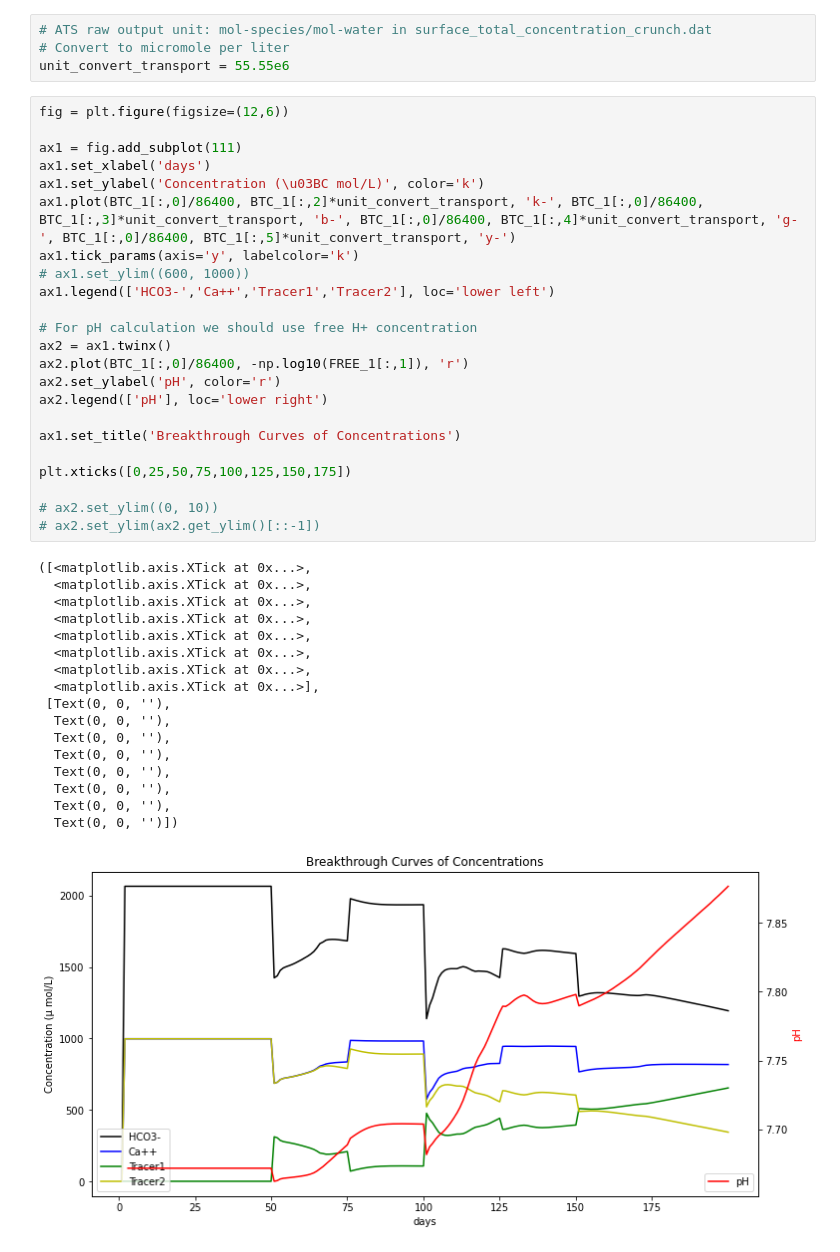
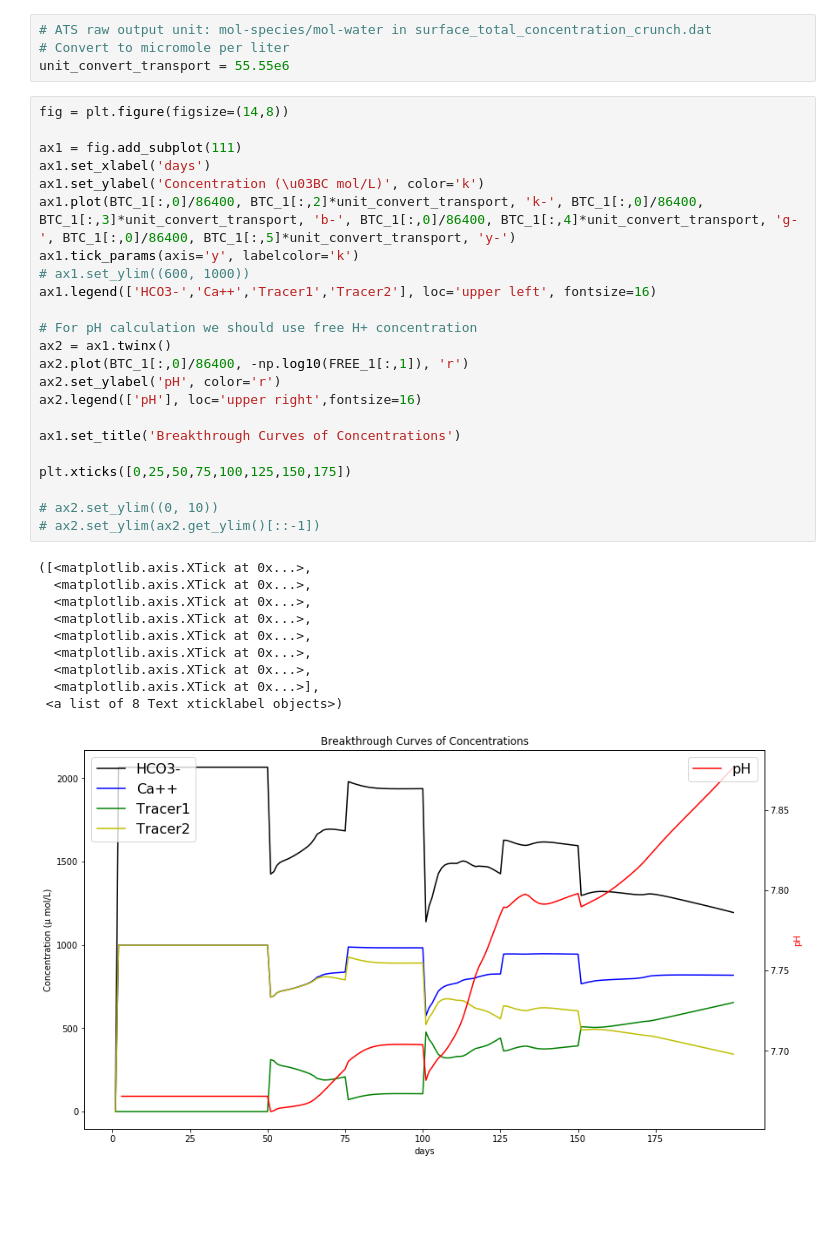
Before and after one commit to amanzi/ats-short-course, a Jupyter notebook: 03_reactive_transport/hillslope_training_demo.ipynb, the cells around one changed output. Drawn from its saved outputs; the diff is of its cells as text; blank space fills up the shorter version.

```diff
--- a/03_reactive_transport/hillslope_training_demo.ipynb
+++ b/03_reactive_transport/hillslope_training_demo.ipynb
@@ -79,46 +310,39 @@ FREE_1 = np.loadtxt(path+'surface_free_ion_species_crunch.dat', skiprows=12)
 # Convert to micromole per liter
 unit_convert_transport = 55.55e6
 # %%
-fig = plt.figure(figsize=(12,6))
+fig = plt.figure(figsize=(14,8))
 
 ax1 = fig.add_subplot(111)
 ax1.set_xlabel('days')
 ax1.set_ylabel('Concentration (\u03BC mol/L)', color='k')
 ax1.plot(BTC_1[:,0]/86400, BTC_1[:,2]*unit_convert_transport, 'k-', BTC_1[:,0]/86400, BTC_1[:,3]*unit_convert_transport, 'b-', BTC_1[:,0]/86400, BTC_1[:,4]*unit_convert_transport, 'g-', BTC_1[:,0]/86400, BTC_1[:,5]*unit_convert_transport, 'y-')
 ax1.tick_params(axis='y', labelcolor='k')
 # ax1.set_ylim((600, 1000))
-ax1.legend(['HCO3-','Ca++','Tracer1','Tracer2'], loc='lower left')
+ax1.legend(['HCO3-','Ca++','Tracer1','Tracer2'], loc='upper left', fontsize=16)
 
 # For pH calculation we should use free H+ concentration
 ax2 = ax1.twinx()
 ax2.plot(BTC_1[:,0]/86400, -np.log10(FREE_1[:,1]), 'r')
 ax2.set_ylabel('pH', color='r')
-ax2.legend(['pH'], loc='lower right')
+ax2.legend(['pH'], loc='upper right',fontsize=16)
 
 ax1.set_title('Breakthrough Curves of Concentrations')
 
 plt.xticks([0,25,50,75,100,125,150,175])
 
 # ax2.set_ylim((0, 10))
 # ax2.set_ylim(ax2.get_ylim()[::-1])
 # %% [output]
 ([<matplotlib.axis.XTick at 0x...>,
   <matplotlib.axis.XTick at 0x...>,
   <matplotlib.axis.XTick at 0x...>,
   <matplotlib.axis.XTick at 0x...>,
   <matplotlib.axis.XTick at 0x...>,
   <matplotlib.axis.XTick at 0x...>,
   <matplotlib.axis.XTick at 0x...>,
   <matplotlib.axis.XTick at 0x...>],
- [Text(0, 0, ''),
-  Text(0, 0, ''),
-  Text(0, 0, ''),
-  Text(0, 0, ''),
-  Text(0, 0, ''),
-  Text(0, 0, ''),
-  Text(0, 0, ''),
-  Text(0, 0, '')])
+ <a list of 8 Text xticklabel objects>)
-[figure, old version]
+[figure, new version]
 # %% [markdown]
 Volume fraction of Calcite at the end of the simulation <br>
 <img src="./hillslope/pictures/volume_fraction_calcite.png" alt="Drawing" style="width: 600px;"/>
```
Also changed, not shown: parts of 24 cells of this notebook, 2 other files.
